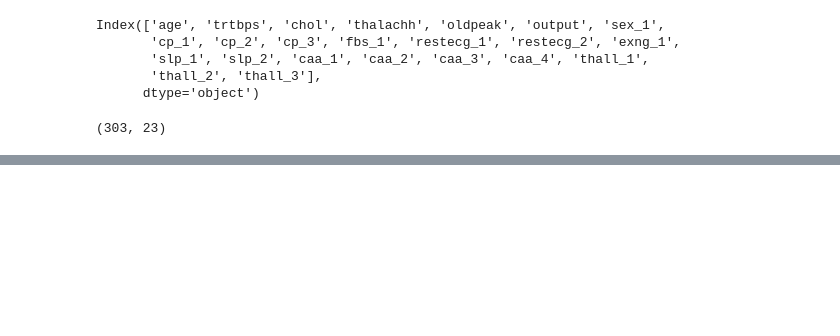
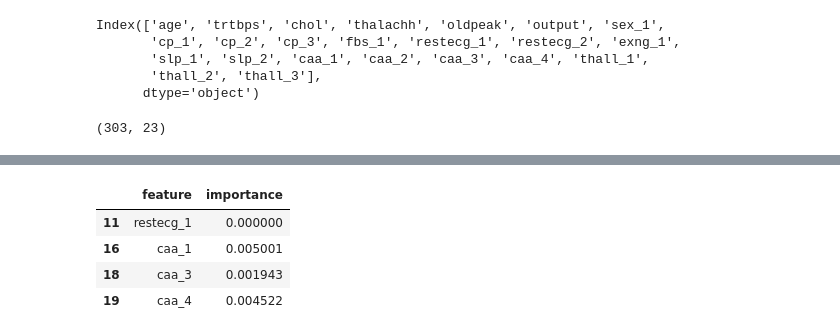
Before and after one commit to ratimator/heartattack, a Jupyter notebook: Heart Attack Analysis and Prediction.ipynb, the cells around one changed output, grey strips where cells are left out. Saved outputs shown, nothing was run; the diff lists cells and outputs as text; code cells hidden in the pictures; blank space fills up the shorter version.

```diff
--- a/Heart Attack Analysis and Prediction.ipynb
+++ b/Heart Attack Analysis and Prediction.ipynb
@@ -175,0 +198,8 @@ rfc.score(X_test,y_test)
+# %%
+fidf[fidf['importance']<0.01]
+# %% [output]
+|  | feature | importance |
+| 11 | restecg_1 | 0.000000 |
+| 16 | caa_1 | 0.005001 |
+| 18 | caa_3 | 0.001943 |
+| 19 | caa_4 | 0.004522 |
```
Also changed, not shown: parts of 8 cells of this notebook.
